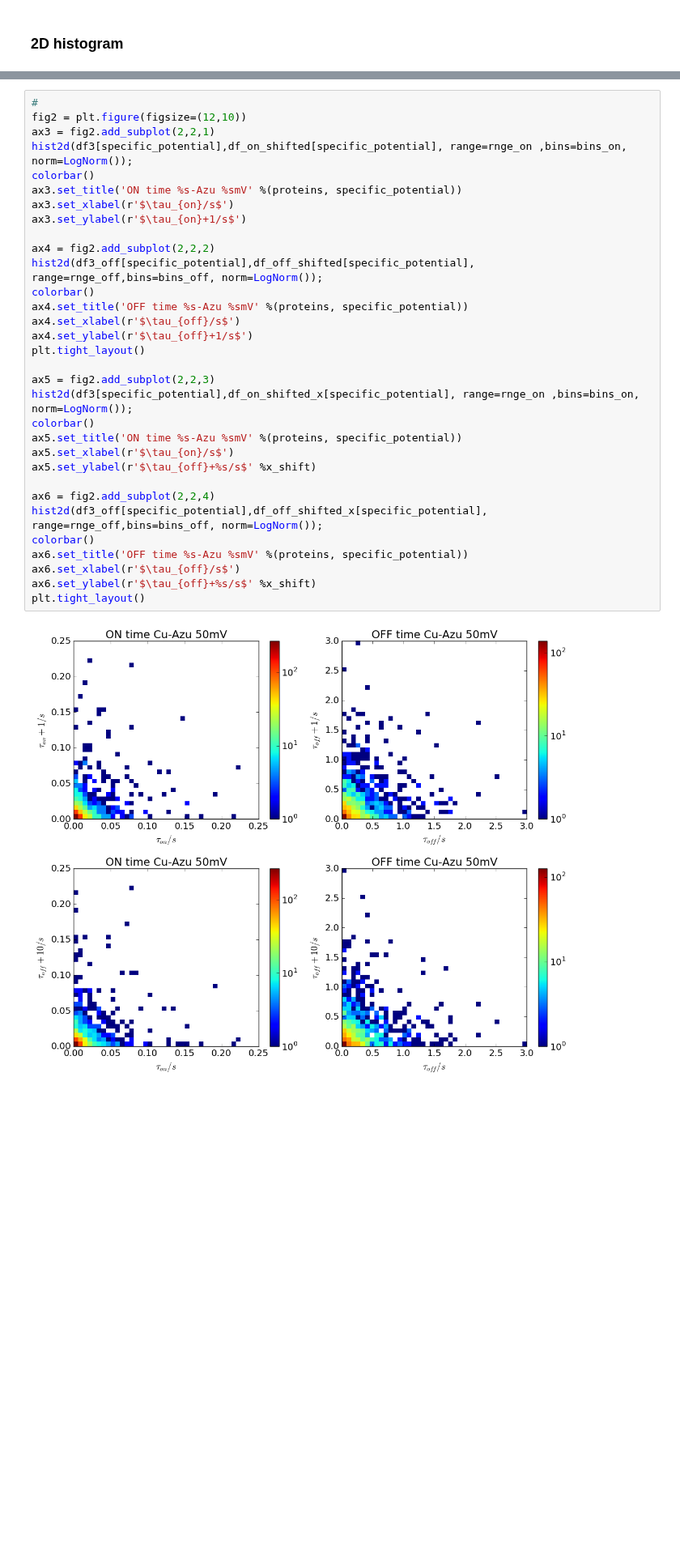
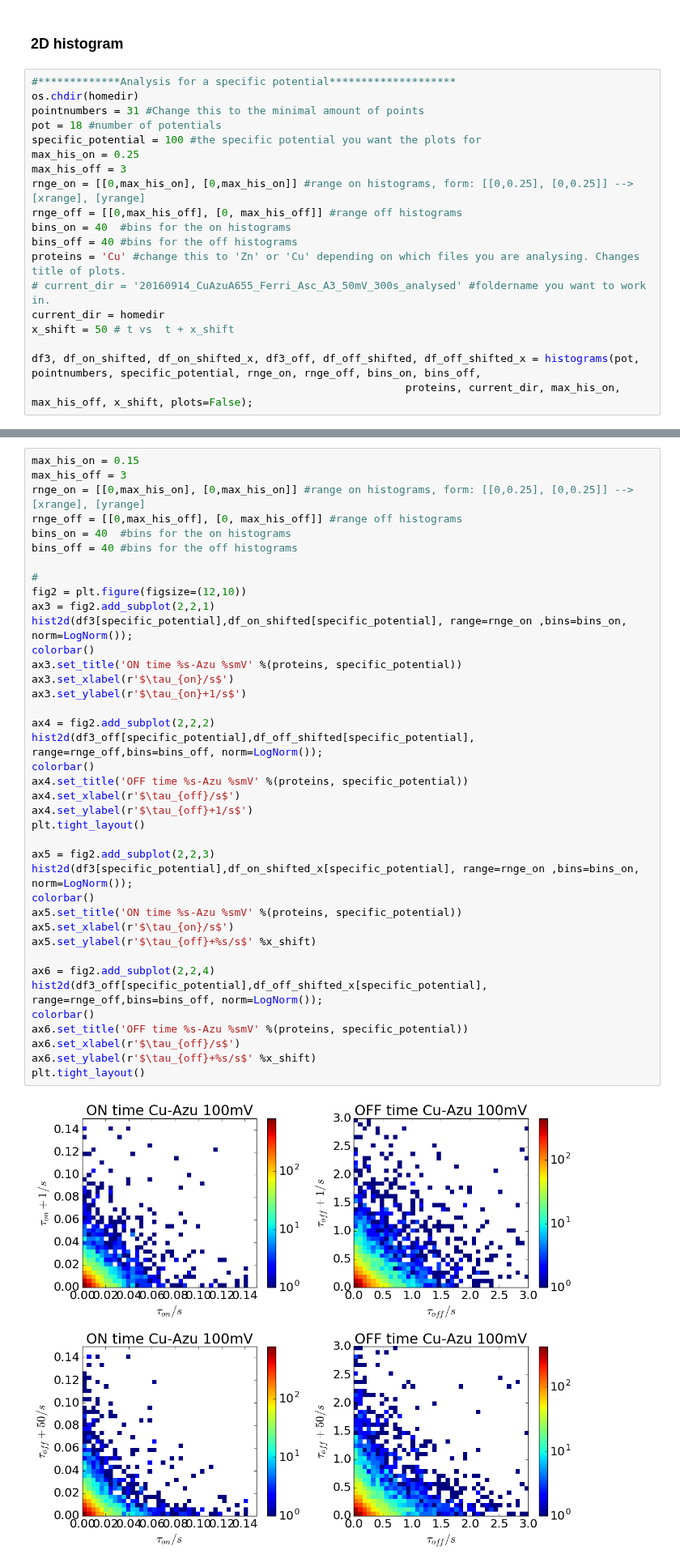
Before and after one commit to biswajitSM/Azurin_SM_repo, a Jupyter notebook: Analysis/Analysis_General.ipynb, the cells around one changed output, grey strips where cells are left out. Shown at 81% size. Saved outputs shown, nothing was run; the diff lists cells and outputs as text; blank space fills up the shorter version.

```diff
--- a/Analysis/Analysis_General.ipynb
+++ b/Analysis/Analysis_General.ipynb
@@ -372,3 +415,22 @@ savefig(homedir+'/ON.pdf', dpi=300, transparent=True)
 [figure]
 # %% [markdown]
 ### 2D histogram
+# %%
+#*************Analysis for a specific potential********************
+os.chdir(homedir)
+pointnumbers = 31 #Change this to the minimal amount of points
+pot = 18 #number of potentials
+specific_potential = 100 #the specific potential you want the plots for
+max_his_on = 0.25
+max_his_off = 3
+rnge_on = [[0,max_his_on], [0,max_his_on]] #range on histograms, form: [[0,0.25], [0,0.25]] --> [xrange], [yrange]
+rnge_off = [[0,max_his_off], [0, max_his_off]] #range off histograms
+bins_on = 40  #bins for the on histograms
+bins_off = 40 #bins for the off histograms
+proteins = 'Cu' #change this to 'Zn' or 'Cu' depending on which files you are analysing. Changes title of plots.
+# current_dir = '20160914_CuAzuA655_Ferri_Asc_A3_50mV_300s_analysed' #foldername you want to work in.
+current_dir = homedir
+x_shift = 50 # t vs  t + x_shift
+
+df3, df_on_shifted, df_on_shifted_x, df3_off, df_off_shifted, df_off_shifted_x = histograms(pot, pointnumbers, specific_potential, rnge_on, rnge_off, bins_on, bins_off,
+                                                           proteins, current_dir, max_his_on, max_his_off, x_shift, plots=False);
@@ -375,34 +442,41 @@ savefig(homedir+'/ON.pdf', dpi=300, transparent=True)
 # %%
+max_his_on = 0.15
+max_his_off = 3
+rnge_on = [[0,max_his_on], [0,max_his_on]] #range on histograms, form: [[0,0.25], [0,0.25]] --> [xrange], [yrange]
+rnge_off = [[0,max_his_off], [0, max_his_off]] #range off histograms
+bins_on = 40  #bins for the on histograms
+bins_off = 40 #bins for the off histograms
+
 #
 fig2 = plt.figure(figsize=(12,10))
 ax3 = fig2.add_subplot(2,2,1)
 hist2d(df3[specific_potential],df_on_shifted[specific_potential], range=rnge_on ,bins=bins_on, norm=LogNorm());
 colorbar()
 ax3.set_title('ON time %s-Azu %smV' %(proteins, specific_potential))
 ax3.set_xlabel(r'$\tau_{on}/s$')
 ax3.set_ylabel(r'$\tau_{on}+1/s$')
 
 ax4 = fig2.add_subplot(2,2,2)
 hist2d(df3_off[specific_potential],df_off_shifted[specific_potential], range=rnge_off,bins=bins_off, norm=LogNorm());
 colorbar()
 ax4.set_title('OFF time %s-Azu %smV' %(proteins, specific_potential))
 ax4.set_xlabel(r'$\tau_{off}/s$')
 ax4.set_ylabel(r'$\tau_{off}+1/s$')
 plt.tight_layout()
 
 ax5 = fig2.add_subplot(2,2,3)
 hist2d(df3[specific_potential],df_on_shifted_x[specific_potential], range=rnge_on ,bins=bins_on, norm=LogNorm());
 colorbar()
 ax5.set_title('ON time %s-Azu %smV' %(proteins, specific_potential))
 ax5.set_xlabel(r'$\tau_{on}/s$')
 ax5.set_ylabel(r'$\tau_{off}+%s/s$' %x_shift)
 
 ax6 = fig2.add_subplot(2,2,4)
 hist2d(df3_off[specific_potential],df_off_shifted_x[specific_potential], range=rnge_off,bins=bins_off, norm=LogNorm());
 colorbar()
 ax6.set_title('OFF time %s-Azu %smV' %(proteins, specific_potential))
 ax6.set_xlabel(r'$\tau_{off}/s$')
 ax6.set_ylabel(r'$\tau_{off}+%s/s$' %x_shift)
 plt.tight_layout()
 # %% [output]
-[figure, old version]
+[figure, new version]
```
Also changed, not shown: parts of 8 cells of this notebook, 6 other files.
